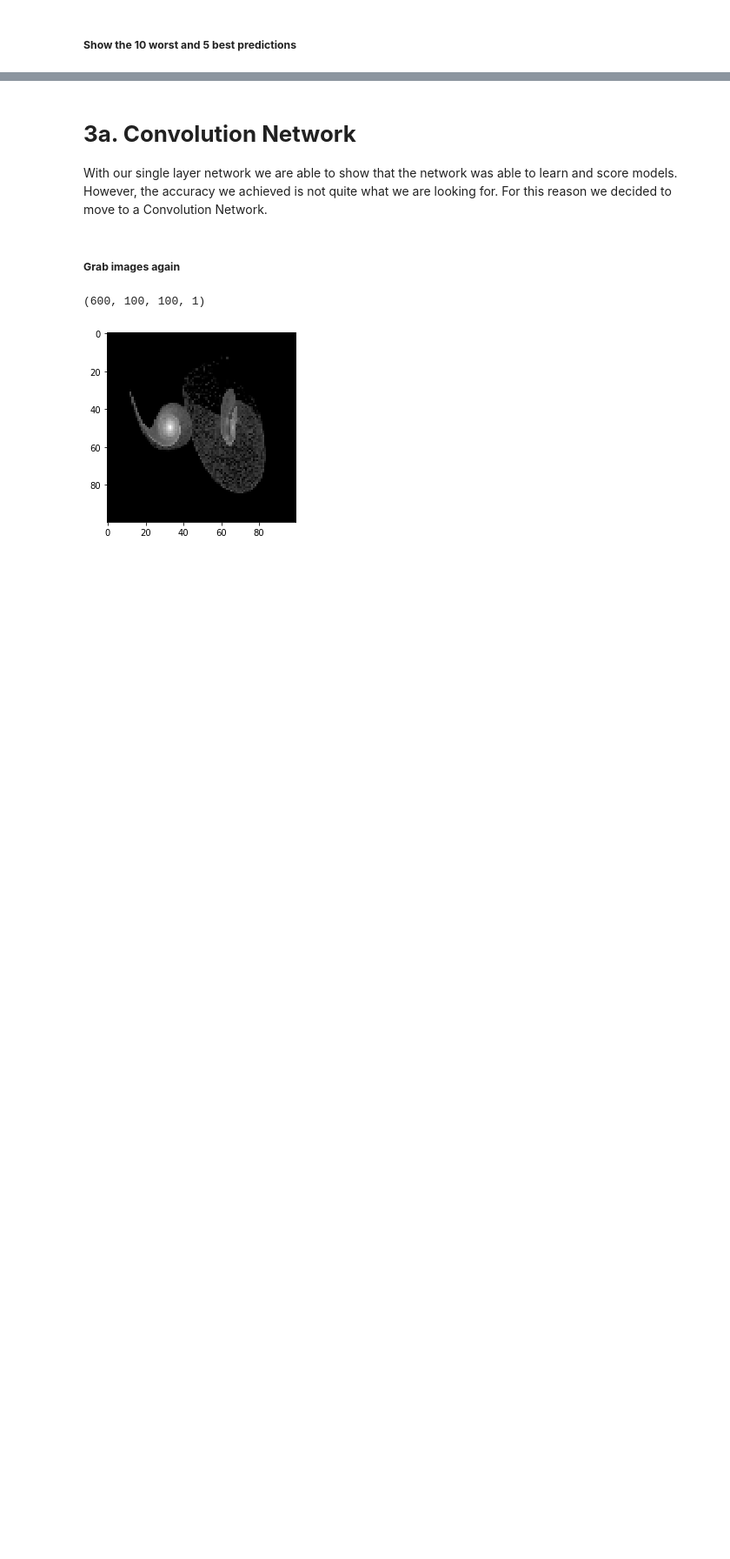
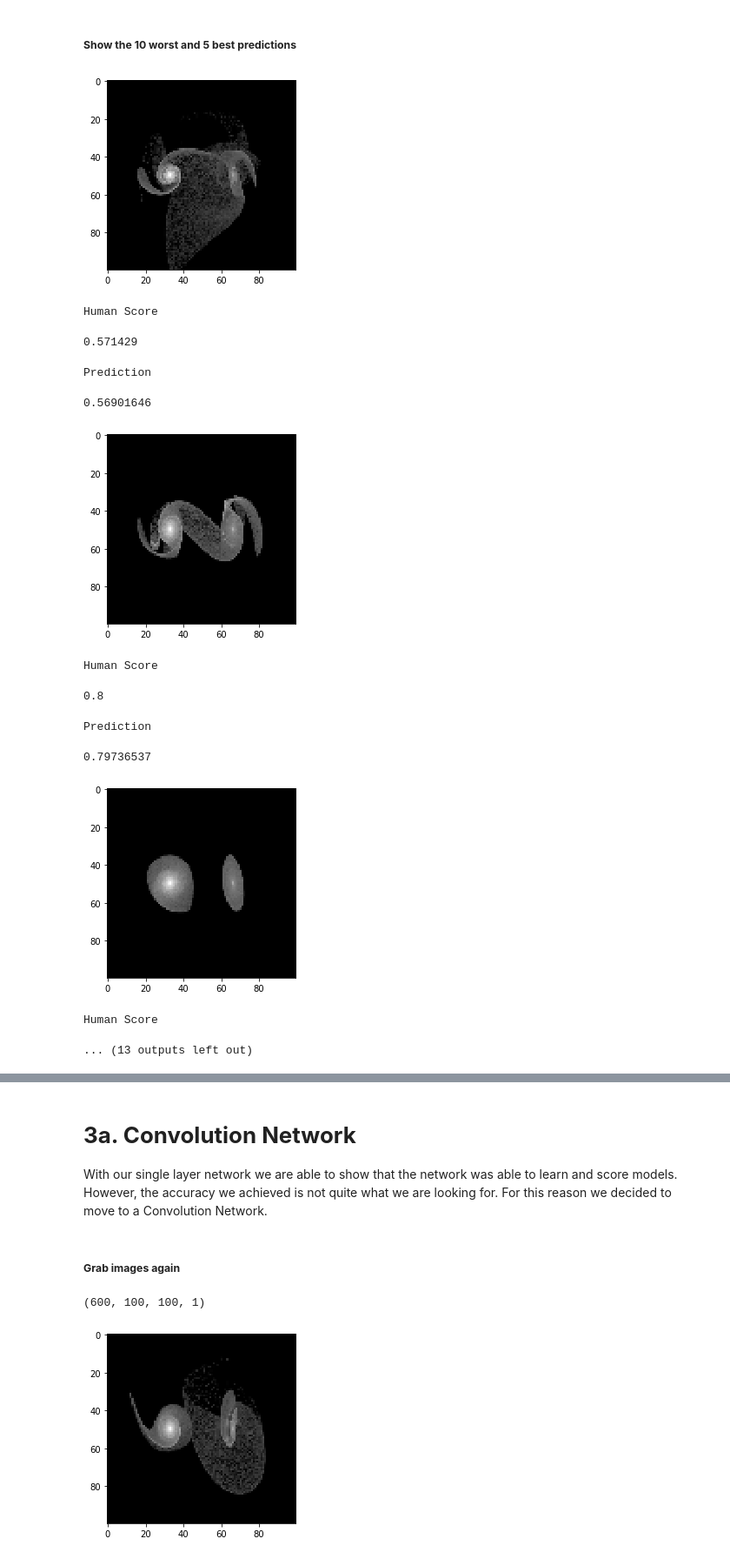
Before and after one commit to CSCI4850/S20-team2-project, a Jupyter notebook: Demo/Demo.ipynb, the cells around one changed output, grey strips where cells are left out. Shown at 87% size. Saved outputs shown, nothing was run; the diff lists cells and outputs as text; code cells hidden in the pictures; blank space fills up the shorter version.

```diff
--- a/Demo/Demo.ipynb
+++ b/Demo/Demo.ipynb
@@ -281,8 +281,8 @@ plt.show()
 
 absDiff = np.abs(diff)
 
-top10 = np.argpartition(absDiff, -10)[-10:]
-bottom5= np.argpartition(absDiff, 5)[:5]
-display(top10)
-display(bottom5)
+bottom = np.argpartition(absDiff, -10)[-10:]
+top = np.argpartition(absDiff, 5)[:5]
+display(top)
+display(bottom)
 # %% [output]
@@ -293,14 +293,28 @@ array([ 4, 89, 26,  1, 19])
 # %%
 # Let's start with our best predictions that the net was able to give
 
-for i in range (int(top10)):
-    plt.imshow(image.array_to_img(x_original_test[top10[0],:,:,:]), cmap='Greys_r')
+for i in range (5):
+    plt.imshow(image.array_to_img(x_original_test[top[i],:,:,:]), cmap='Greys_r')
     plt.show()
 
     print("Human Score")
-    display(y_test[top10[0]])
+    display(y_test[top[i]])
     print("Prediction")
-    display(preds[top10[0]][0])
+    display(preds[top[i]][0])
+# %% [output]
+[figure, added]
+Human Score
+0.571429
+Prediction
+0.56901646
+[figure, added]
+Human Score
+0.8
+Prediction
+0.79736537
+[figure, added]
+Human Score
+... (13 outputs left out)
 # %%
 # And for comparison we will also view the worst predictions the model gave
 
```
Also changed, not shown: parts of 17 cells of this notebook.
